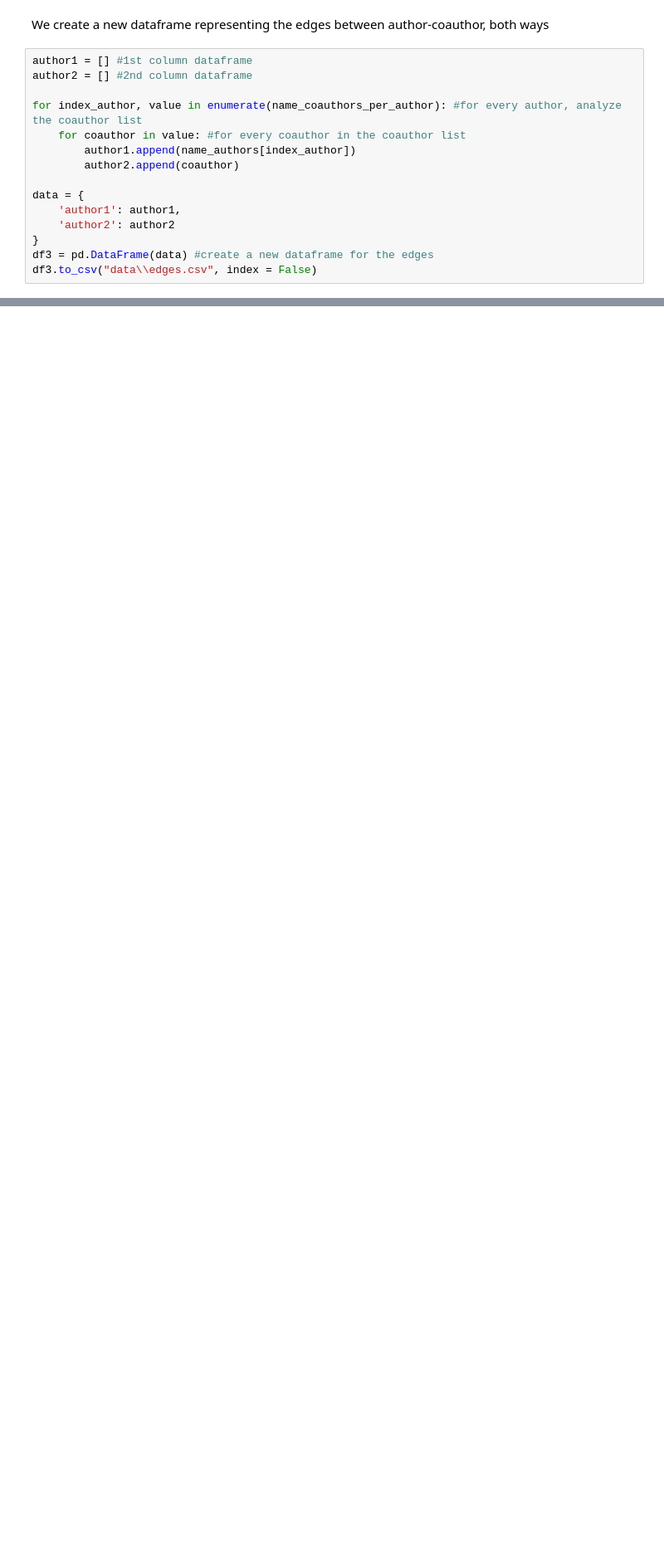
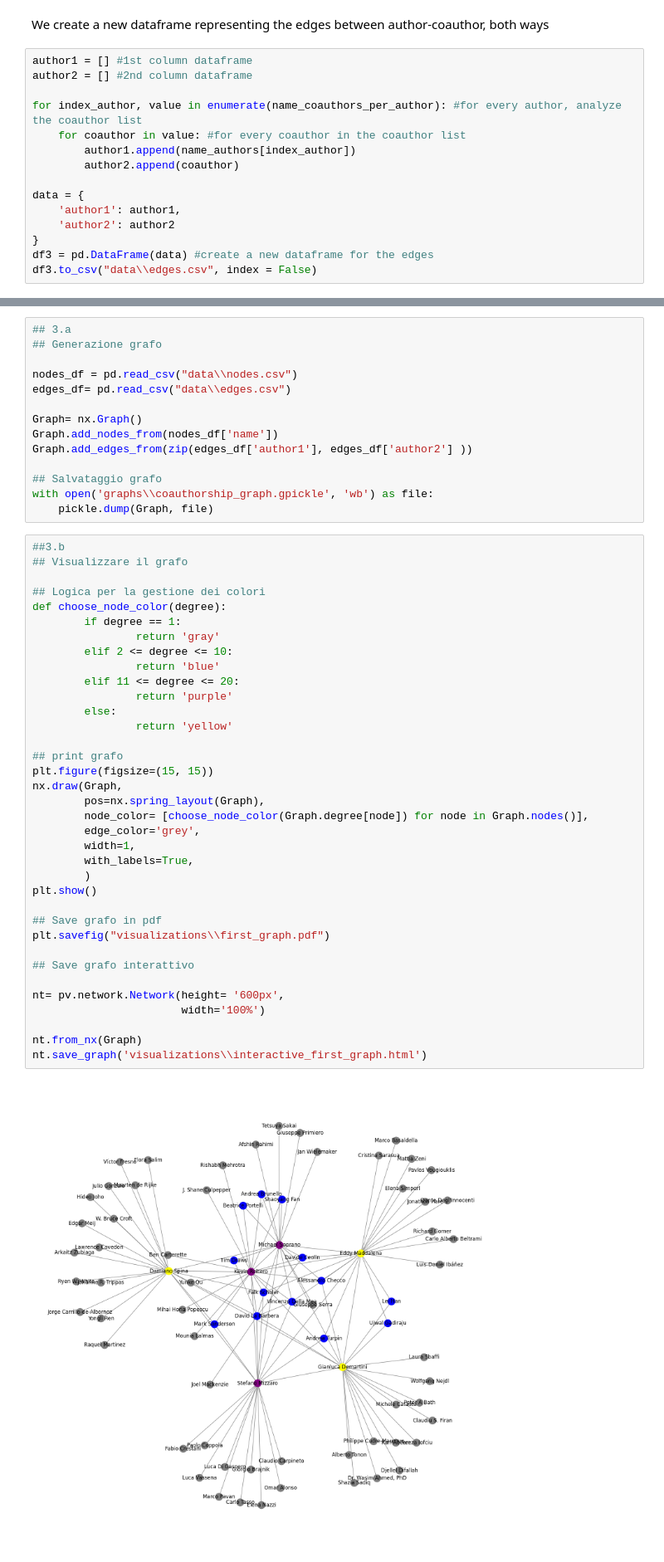
Before and after one commit to Vegaz10/Coautori_SocialComputing, a Jupyter notebook: progetto-Bariviera_Massarutto_Mattarelli_Puzzer.ipynb, the cells around one changed output, grey strips where cells are left out. Shown at 83% size. Saved outputs shown, nothing was run; the diff lists cells and outputs as text; blank space fills up the shorter version.

```diff
--- a/progetto-Bariviera_Massarutto_Mattarelli_Puzzer.ipynb
+++ b/progetto-Bariviera_Massarutto_Mattarelli_Puzzer.ipynb
@@ -143,0 +156,52 @@ df3.to_csv("data\\edges.csv", index = False)
+# %%
+## 3.a
+## Generazione grafo
+
+nodes_df = pd.read_csv("data\\nodes.csv")
+edges_df= pd.read_csv("data\\edges.csv")
+
+Graph= nx.Graph()
+Graph.add_nodes_from(nodes_df['name'])
+Graph.add_edges_from(zip(edges_df['author1'], edges_df['author2'] ))
+
+## Salvataggio grafo
+with open('graphs\\coauthorship_graph.gpickle', 'wb') as file:
+    pickle.dump(Graph, file)
+# %%
+##3.b
+## Visualizzare il grafo
+
+## Logica per la gestione dei colori
+def choose_node_color(degree):
+        if degree == 1:
+                return 'gray'
+        elif 2 <= degree <= 10:
+                return 'blue'
+        elif 11 <= degree <= 20:
+                return 'purple'
+        else:
+                return 'yellow'
+
+## print grafo
+plt.figure(figsize=(15, 15))
+nx.draw(Graph,
+        pos=nx.spring_layout(Graph),
+        node_color= [choose_node_color(Graph.degree[node]) for node in Graph.nodes()],
+        edge_color='grey',
+        width=1,
+        with_labels=True,
+        )
+plt.show()
+
+## Save grafo in pdf
+plt.savefig("visualizations\\first_graph.pdf")
+
+## Save grafo interattivo
+
+nt= pv.network.Network(height= '600px',
+                       width='100%')
+
+nt.from_nx(Graph)
+nt.save_graph('visualizations\\interactive_first_graph.html')
+# %% [output]
+[figure, added]
```
Also changed, not shown: parts of 3 cells of this notebook, 9 other files.
